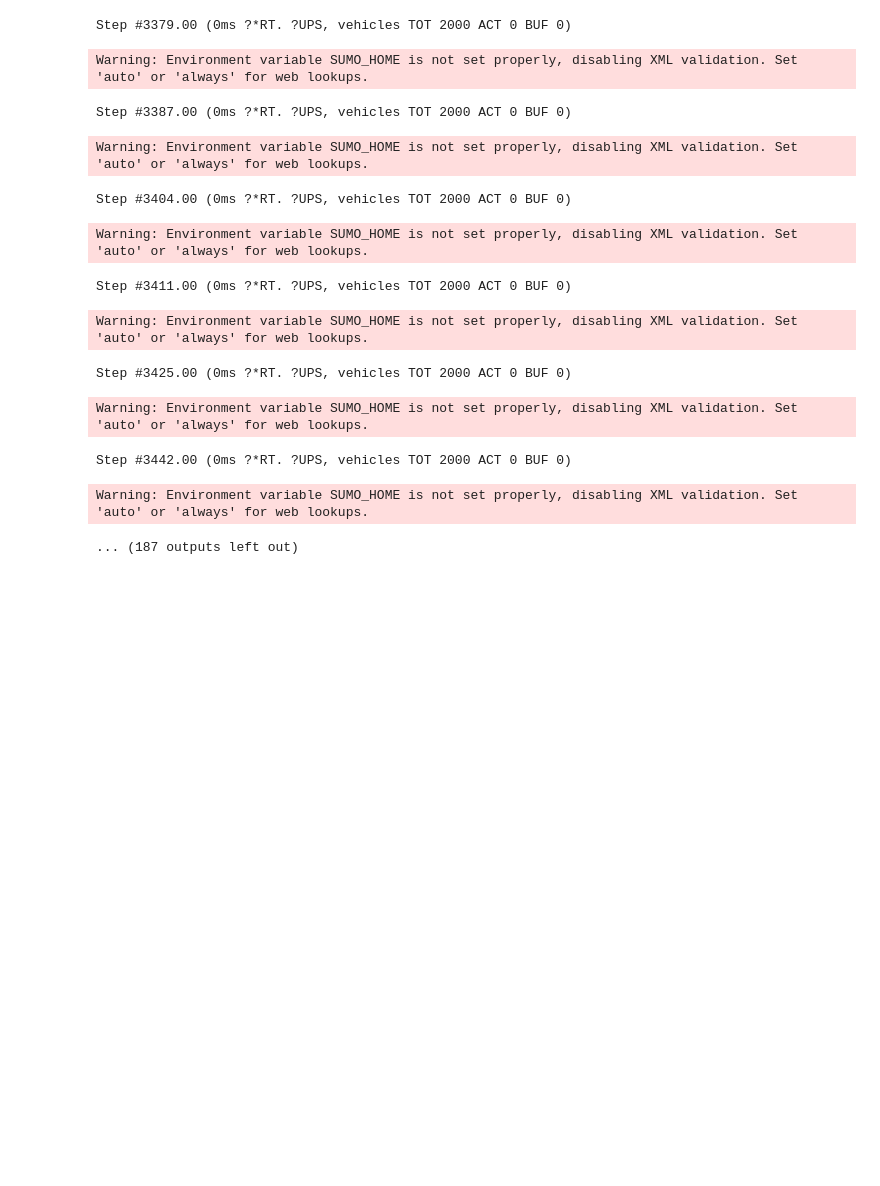
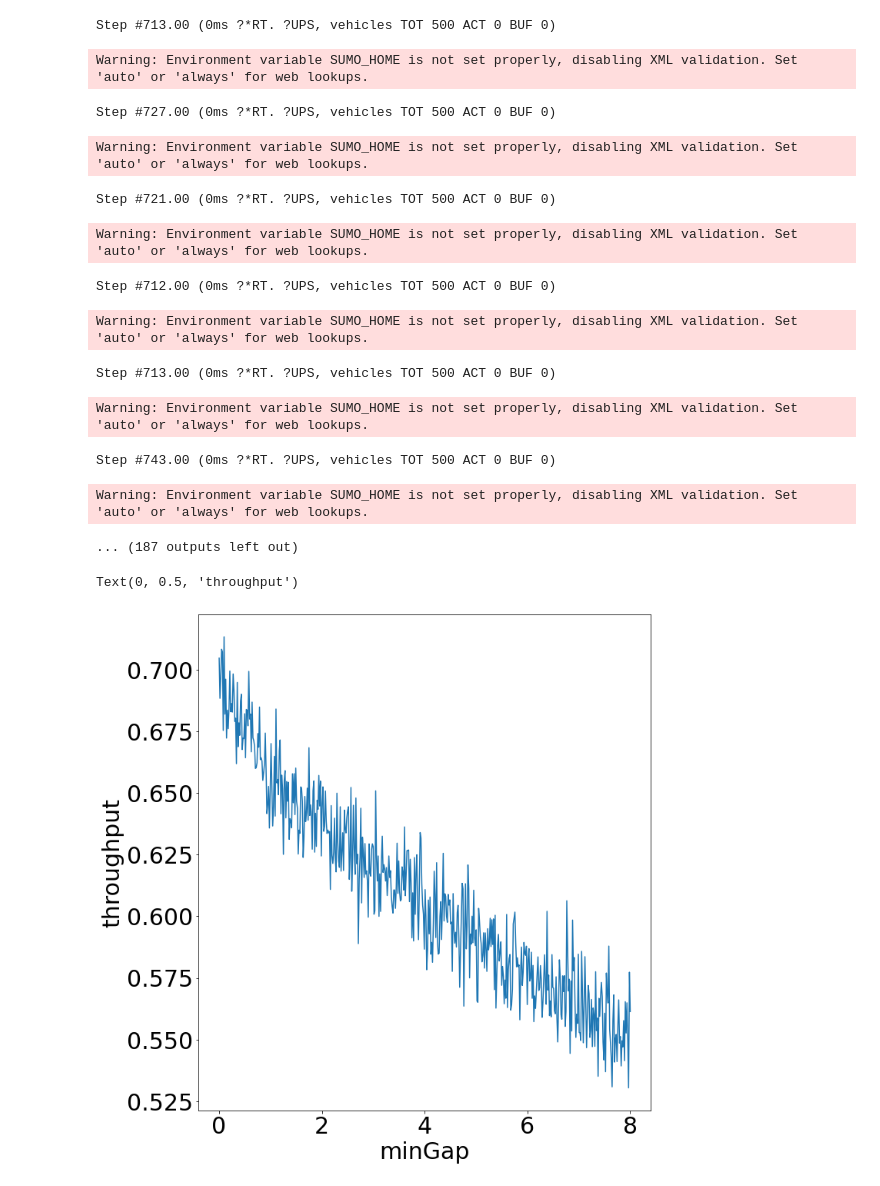
Before and after one commit to KugutAndrei/Hakashinka, a Jupyter notebook: main.ipynb, the cells around one changed output. Cells and saved outputs as stored; diff of their text form; code cells hidden in the pictures; blank space fills up the shorter version.

```diff
--- a/main.ipynb
+++ b/main.ipynb
@@ -145,24 +170,24 @@ Step #1011.00 (0ms ?*RT. ?UPS, vehicles TOT 1000 ACT 0 BUF 0)
 # %%
 # graphs
 
-X = np.linspace(0, 8, 100)
+X = np.linspace(0, 8, 500)
 Y = np.zeros(X.shape[0])
 
 for i in tqdm.tqdm(range(X.shape[0])):
 
-    Y[i] = loss(X[i], '', 2000)
+    Y[i] = loss(X[i], '', 500, stat='fit')
 # %% [output]
-Step #3379.00 (0ms ?*RT. ?UPS, vehicles TOT 2000 ACT 0 BUF 0)
+Step #713.00 (0ms ?*RT. ?UPS, vehicles TOT 500 ACT 0 BUF 0)
 Warning: Environment variable SUMO_HOME is not set properly, disabling XML validation. Set 'auto' or 'always' for web lookups.
-Step #3387.00 (0ms ?*RT. ?UPS, vehicles TOT 2000 ACT 0 BUF 0)
+Step #727.00 (0ms ?*RT. ?UPS, vehicles TOT 500 ACT 0 BUF 0)
 Warning: Environment variable SUMO_HOME is not set properly, disabling XML validation. Set 'auto' or 'always' for web lookups.
-Step #3404.00 (0ms ?*RT. ?UPS, vehicles TOT 2000 ACT 0 BUF 0)
+Step #721.00 (0ms ?*RT. ?UPS, vehicles TOT 500 ACT 0 BUF 0)
 Warning: Environment variable SUMO_HOME is not set properly, disabling XML validation. Set 'auto' or 'always' for web lookups.
-Step #3411.00 (0ms ?*RT. ?UPS, vehicles TOT 2000 ACT 0 BUF 0)
+Step #712.00 (0ms ?*RT. ?UPS, vehicles TOT 500 ACT 0 BUF 0)
 Warning: Environment variable SUMO_HOME is not set properly, disabling XML validation. Set 'auto' or 'always' for web lookups.
-Step #3425.00 (0ms ?*RT. ?UPS, vehicles TOT 2000 ACT 0 BUF 0)
+Step #713.00 (0ms ?*RT. ?UPS, vehicles TOT 500 ACT 0 BUF 0)
 Warning: Environment variable SUMO_HOME is not set properly, disabling XML validation. Set 'auto' or 'always' for web lookups.
-Step #3442.00 (0ms ?*RT. ?UPS, vehicles TOT 2000 ACT 0 BUF 0)
+Step #743.00 (0ms ?*RT. ?UPS, vehicles TOT 500 ACT 0 BUF 0)
 Warning: Environment variable SUMO_HOME is not set properly, disabling XML validation. Set 'auto' or 'always' for web lookups.
 ... (187 outputs left out)
 # %%
@@ -170,3 +195,13 @@ np.savez('res_data/' + 'test1_6', X=X, Y=Y, N = 2000, speed=30, maxspeed=50)
+# %%
+fig, ax = plt.subplots(figsize=(10, 10), layout='constrained')
+
+plt.rcParams['font.size'] = '30'
+ax.plot(X, Y)
+ax.set_xlabel('minGap')
+ax.set_ylabel('throughput')
+# %% [output]
+Text(0, 0.5, 'throughput')
+[figure, added]
 # %%
 fig, ax = plt.subplots(figsize=(10, 10), layout='constrained')
 
```
Also changed, not shown: parts of 5 cells of this notebook, 5 other files.
